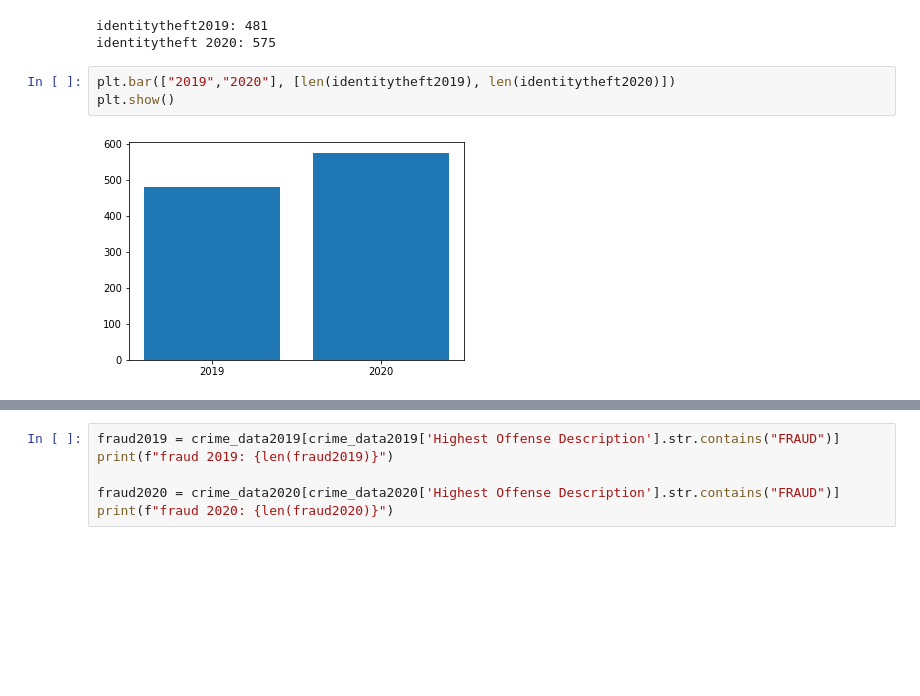
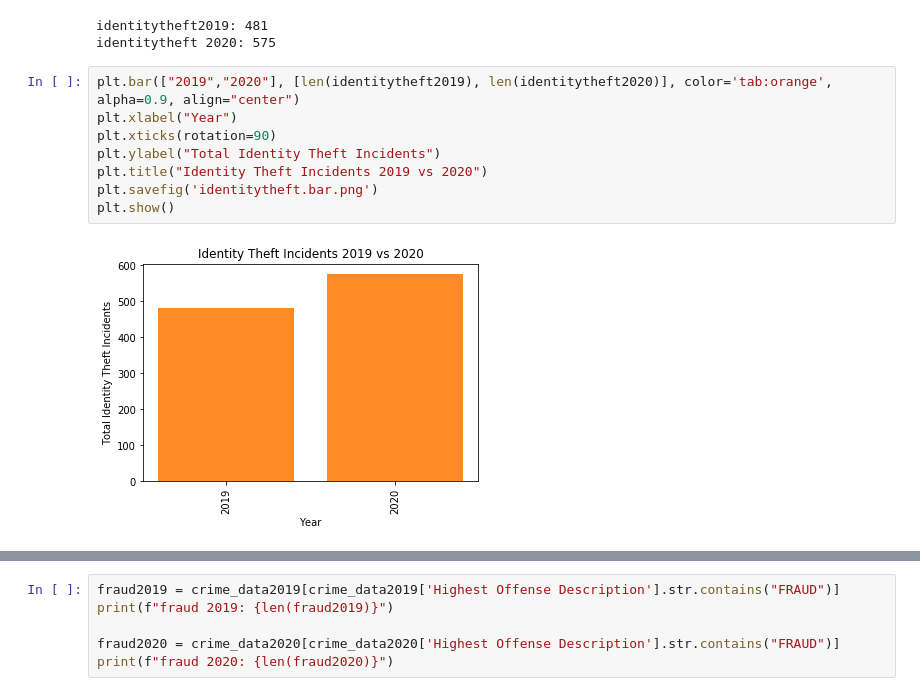
Before and after one commit to ibeth92/Crime_in_the_Time_of_COVID, a Jupyter notebook: Overall Crime.ipynb, the cells around one changed output, grey strips where cells are left out. Saved outputs shown, nothing was run; the diff lists cells and outputs as text; blank space fills up the shorter version.

```diff
--- a/Overall Crime.ipynb
+++ b/Overall Crime.ipynb
@@ -227,11 +227,16 @@ print(f"identitytheft 2020: {len(identitytheft2020)}")
 # %% [output]
 identitytheft2019: 481
 identitytheft 2020: 575
-# %%
-plt.bar(["2019","2020"], [len(identitytheft2019), len(identitytheft2020)])
-plt.show()
-# %% [output]
-[figure, removed]
+# %%
+plt.bar(["2019","2020"], [len(identitytheft2019), len(identitytheft2020)], color='tab:orange', alpha=0.9, align="center")
+plt.xlabel("Year")
+plt.xticks(rotation=90)
+plt.ylabel("Total Identity Theft Incidents")
+plt.title("Identity Theft Incidents 2019 vs 2020")
+plt.savefig('identitytheft.bar.png')
+plt.show()
+# %% [output]
+[figure, added]
 # %%
 #Convert object occurred date to timestamp
 #crime_data_df["Occurred Date"] = pd.to_datetime(crime_data_df["Occurred Date"])
```
Also changed, not shown: parts of 9 cells of this notebook.
